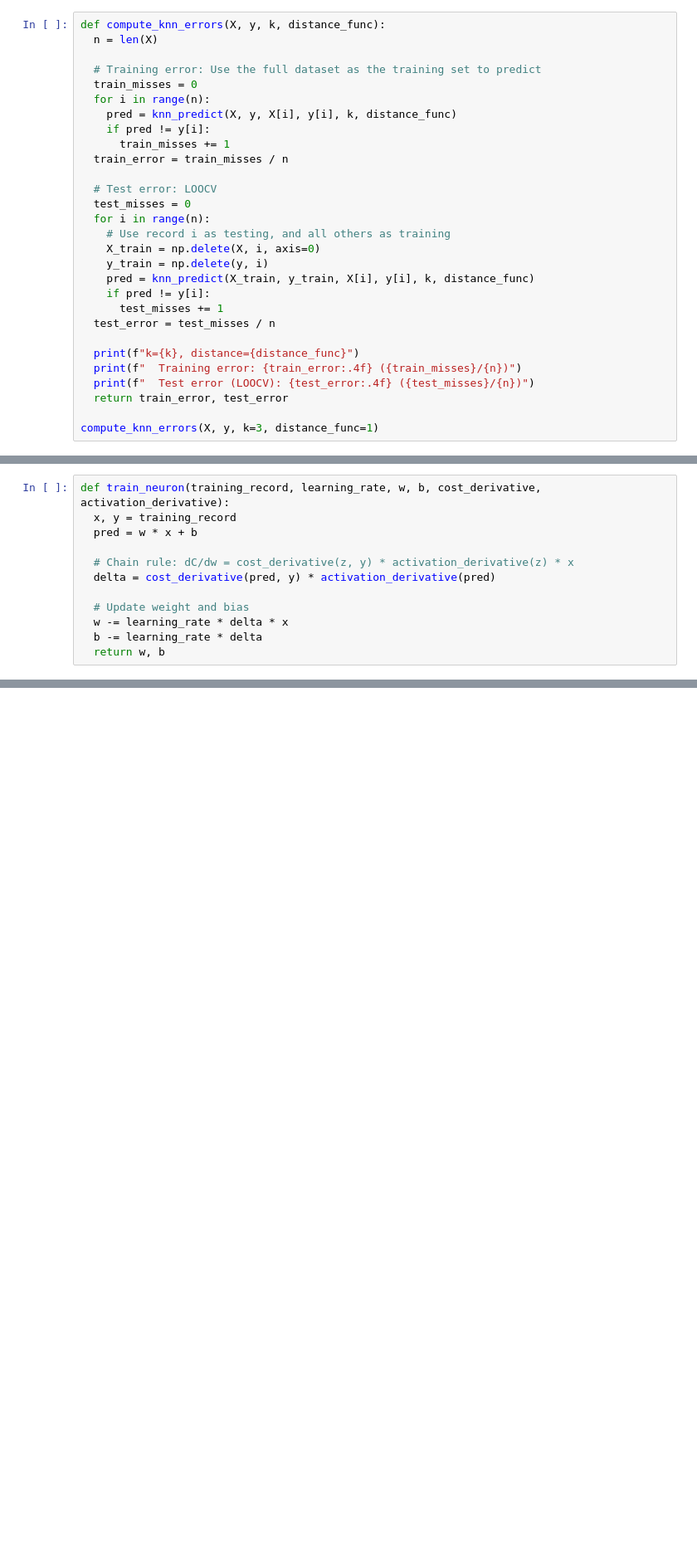
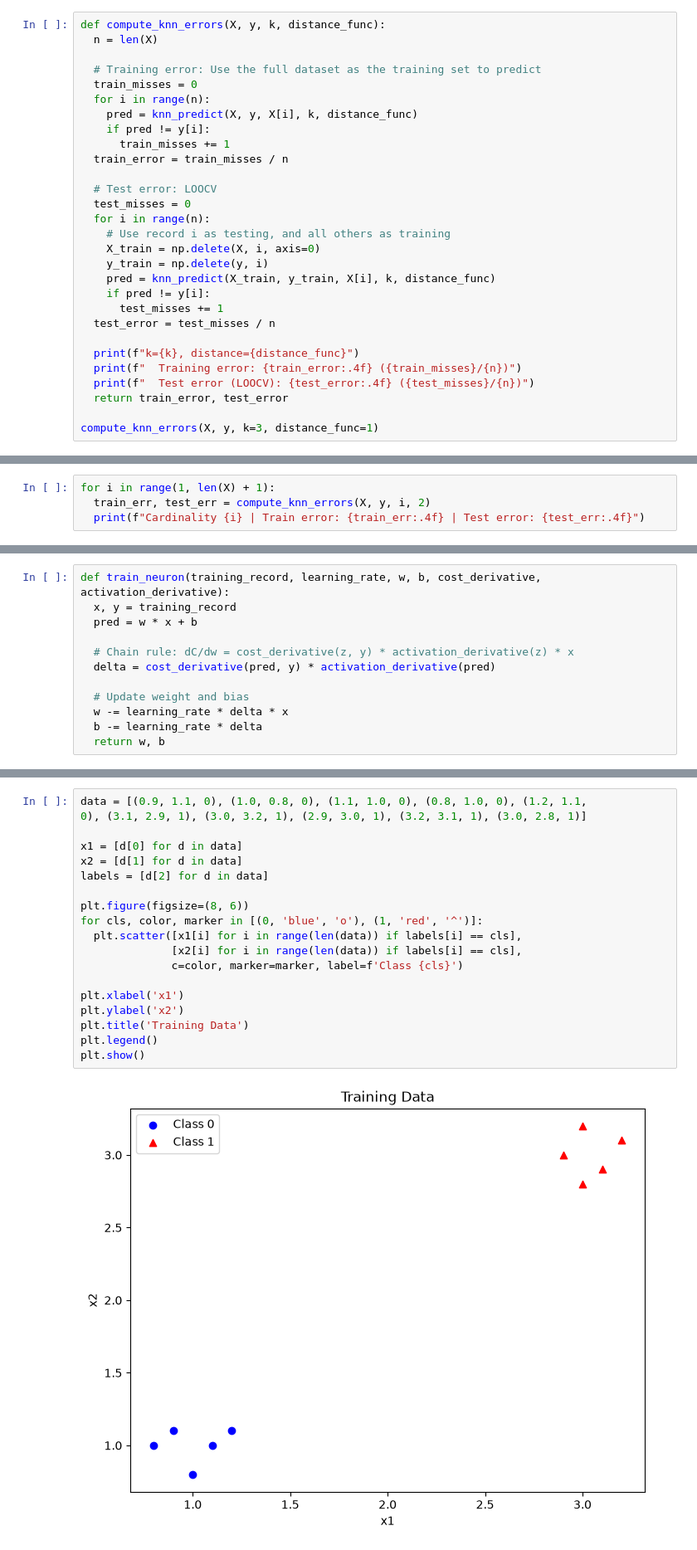
Before and after one commit to dburkhart07/CS-6220, a Jupyter notebook: homework3/homework3.ipynb, the cells around one changed output, grey strips where cells are left out. Shown at 83% size. Cells and saved outputs as stored; diff of their text form; blank space fills up the shorter version.

```diff
--- a/homework3/homework3.ipynb
+++ b/homework3/homework3.ipynb
@@ -85,7 +89,7 @@ def compute_knn_errors(X, y, k, distance_func):
   # Training error: Use the full dataset as the training set to predict
   train_misses = 0
   for i in range(n):
-    pred = knn_predict(X, y, X[i], y[i], k, distance_func)
+    pred = knn_predict(X, y, X[i], k, distance_func)
     if pred != y[i]:
       train_misses += 1
   train_error = train_misses / n
@@ -96,7 +100,7 @@ def compute_knn_errors(X, y, k, distance_func):
     # Use record i as testing, and all others as training
     X_train = np.delete(X, i, axis=0)
     y_train = np.delete(y, i)
-    pred = knn_predict(X_train, y_train, X[i], y[i], k, distance_func)
+    pred = knn_predict(X_train, y_train, X[i], k, distance_func)
     if pred != y[i]:
       test_misses += 1
   test_error = test_misses / n
@@ -115 +138,5 @@ k=3, distance=1
+# %%
+for i in range(1, len(X) + 1):
+  train_err, test_err = compute_knn_errors(X, y, i, 2)
+  print(f"Cardinality {i} | Train error: {train_err:.4f} | Test error: {test_err:.4f}")
 # %% [markdown]
@@ -139,0 +169,21 @@ def train_neuron(training_record, learning_rate, w, b, cost_derivative, activati
+# %%
+data = [(0.9, 1.1, 0), (1.0, 0.8, 0), (1.1, 1.0, 0), (0.8, 1.0, 0), (1.2, 1.1,
+0), (3.1, 2.9, 1), (3.0, 3.2, 1), (2.9, 3.0, 1), (3.2, 3.1, 1), (3.0, 2.8, 1)]
+
+x1 = [d[0] for d in data]
+x2 = [d[1] for d in data]
+labels = [d[2] for d in data]
+
+plt.figure(figsize=(8, 6))
+for cls, color, marker in [(0, 'blue', 'o'), (1, 'red', '^')]:
+  plt.scatter([x1[i] for i in range(len(data)) if labels[i] == cls],
+              [x2[i] for i in range(len(data)) if labels[i] == cls],
+              c=color, marker=marker, label=f'Class {cls}')
+
+plt.xlabel('x1')
+plt.ylabel('x2')
+plt.title('Training Data')
+plt.legend()
+plt.show()
+# %% [output]
+[figure, added]
```
Also changed, not shown: parts of 16 cells of this notebook, 11 other files.
